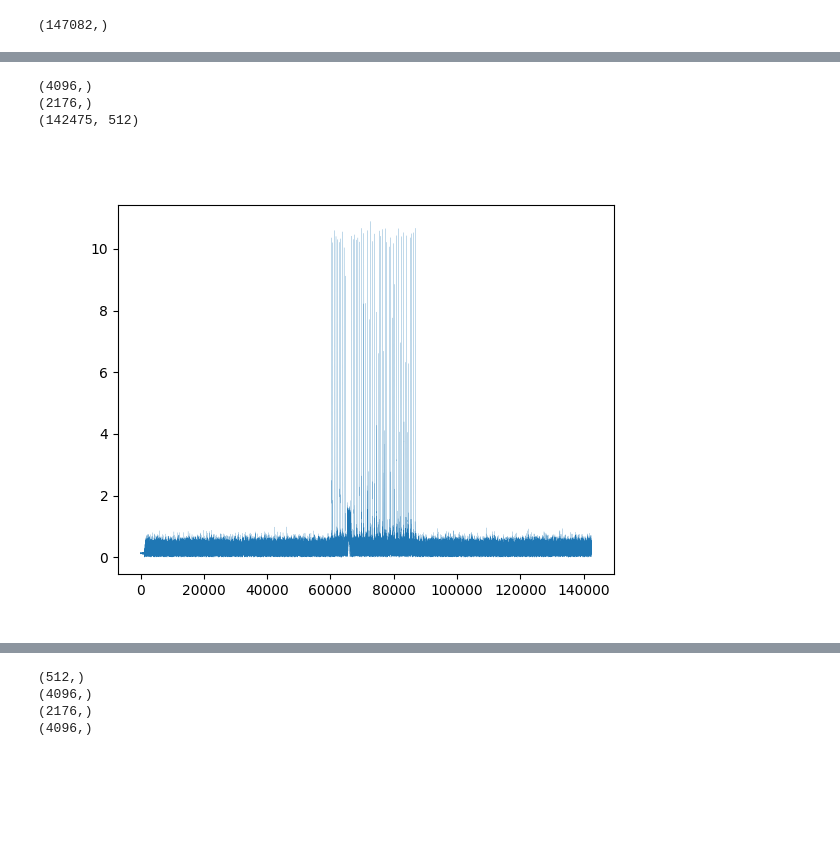
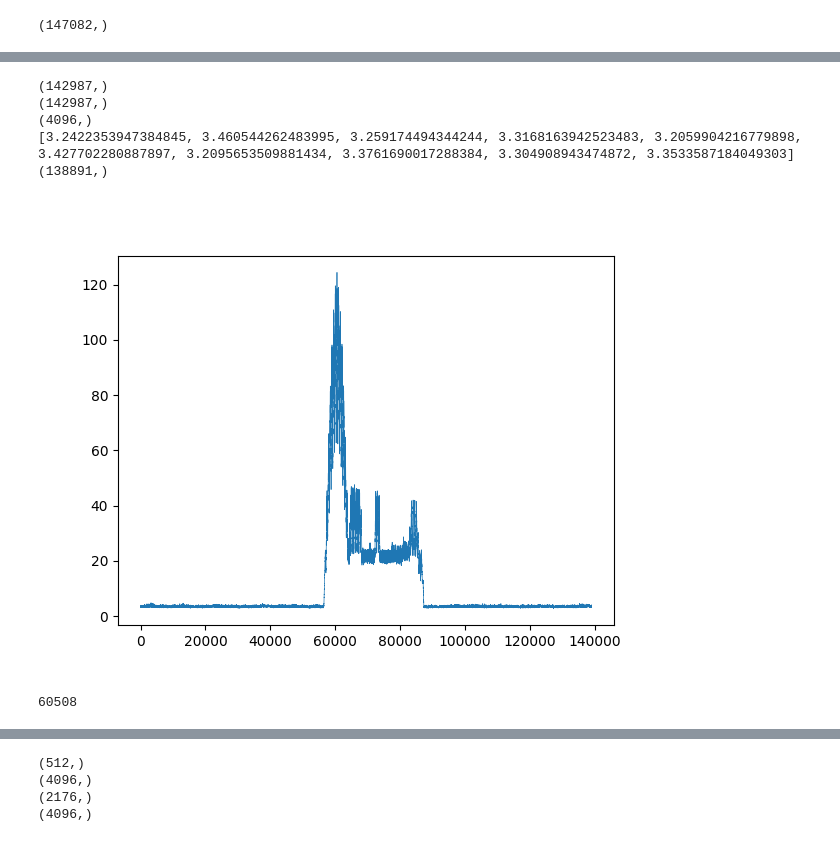
Before and after one commit to xsun2445/ee595hws, a Jupyter notebook: hw1/test.ipynb, the cells around one changed output, grey strips where cells are left out. Drawn from its saved outputs; the diff is of its cells as text; code cells hidden in the pictures; blank space fills up the shorter version.

```diff
--- a/hw1/test.ipynb
+++ b/hw1/test.ipynb
@@ -720,19 +720,19 @@ plt.pcolormesh(abs(stft.T))
 plt.show()
 
 
-res = []
+# res = []
 
-for i in range(len(raw)-2**sf*2):
-    res.append(np.fft.fftshift(np.fft.fft(raw[i:i+2**sf*2]*dc)))
+# for i in range(len(raw)-2**sf*2):
+#     res.append(np.fft.fftshift(np.fft.fft(raw[i:i+2**sf*2]*dc)))
 
-res = np.array(res)
-print(res.shape)
+# res = np.array(res)
+# print(res.shape)
 
-plt.figure()
-# plt.imshow()
-plt.pcolormesh(abs(res.T))
-# print(stft[0])
-plt.show()
+# plt.figure()
+# # plt.imshow()
+# plt.pcolormesh(abs(res.T))
+# # print(stft[0])
+# plt.show()
 
 # plt.figure()
 # plt.plot(abs(stft[len(stft)//2+240]))
@@ -754,43 +752,66 @@ plt.show()
 # %%
+rf_freq = 915e6    # carrier frequency 470 MHz, used to correct clock drift
+sf = 8             # spreading factor SF7
+bw = 125e3         # bandwidth 125 kHz
+fs = 250e3         # sampling rate 1 MHz
+preamble_len = 8
+phy = LoRaDecoder(sf=sf)
+
+
+fileName = './EE595 Project Data/dataSF8CR8packet1.bin'
+raw = phy.read_complex(fileName)
+print(raw.shape)
+# raw = raw[::2]
+print(raw.shape)
+
 dc = phy.chirp(False, sf, bw, fs, 0, 0, 0)
 uc = phy.chirp(True, sf, bw, fs, 0, 0, 0)
 
 
 preamble = np.matlib.repmat(uc, 1, preamble_len).flatten()
+preamble = np.conjugate(preamble)
 print(preamble.shape)
 
-netid = np.concatenate((phy.chirp(True, sf, bw, fs, 24, 0, 0), phy.chirp(True, sf, bw, fs, 32, 0, 0)))
-sync = np.concatenate((netid, dc,dc,dc[:len(uc)//4]))
-print(sync.shape)
+# netid = np.concatenate((phy.chirp(True, sf, bw, fs, 24, 0, 0), phy.chirp(True, sf, bw, fs, 32, 0, 0)))
+# sync = np.concatenate((netid, dc,dc,dc[:len(uc)//4]))
+# print(sync.shape)
+# sync = np.conjugate(sync)
 
+# preamble = np.concatenate((preamble, sync))
 
-preamble = np.conjugate(preamble)
-sync = np.conjugate(sync)
-
-preamble = np.concatenate((preamble, sync))
-
-preamble = dc.flatten()
+# preamble = dc.flatten()
 
 res = []
 
 for i in range(len(raw)-len(preamble)):
-    res.append(np.fft.fftshift(np.fft.fft(raw[i:i+len(preamble)]*preamble, 2**8*2)))
+    # res.append(np.max(abs(np.fft.fft(raw[i:i+len(preamble)]*preamble))))
+    res.append(np.max(abs(np.fft.fft(raw[i:i+len(preamble)]*preamble))))
+
+print(res[:10])
 
 res = np.array(res)
 print(res.shape)
 
 # plt.figure()
 # # plt.imshow()
 # plt.pcolormesh(abs(res.T))
 # # print(stft[0])
 # plt.show()
 
+
+
 plt.figure()
-# plt.plot(np.max(abs(res), axis=1))
-plt.plot(abs(res[:,125]), linewidth=0.1)
+# plt.plot(res, linewidth = 0.2)
+# plt.plot(np.max(abs(res), axis=1), linewidth=0.2)
+plt.plot(res, linewidth=0.5)
 plt.show()
+
+print(np.argmax(res))
 # %% [output]
+(142987,)
+(142987,)
 (4096,)
-(2176,)
-(142475, 512)
+[3.2422353947384845, 3.460544262483995, 3.259174494344244, 3.3168163942523483, 3.2059904216779898, 3.427702280887897, 3.2095653509881434, 3.3761690017288384, 3.304908943474872, 3.3533587184049303]
+(138891,)
-[figure, old version]
+[figure, new version]
+60508
```
Also changed, not shown: parts of 3 cells of this notebook.
